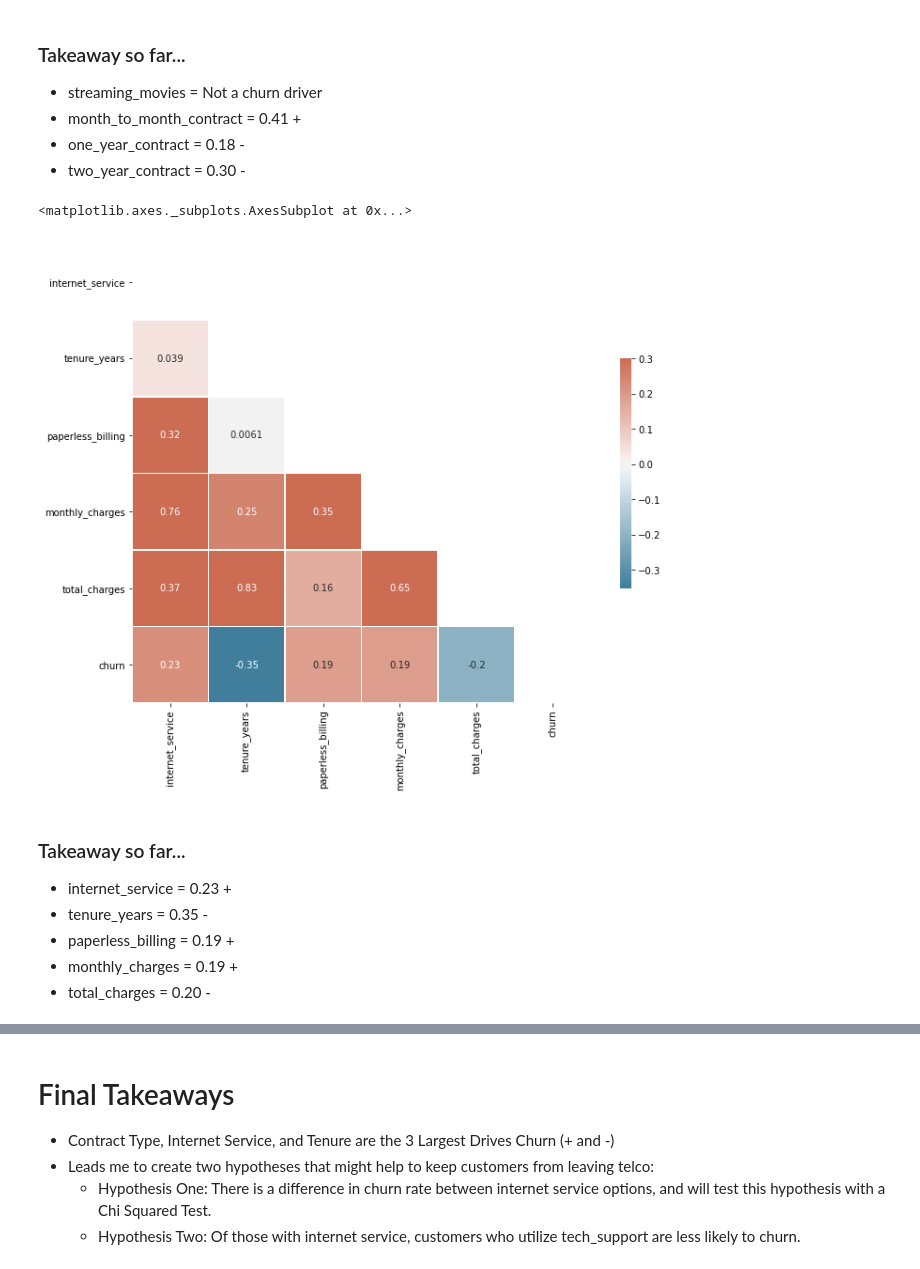
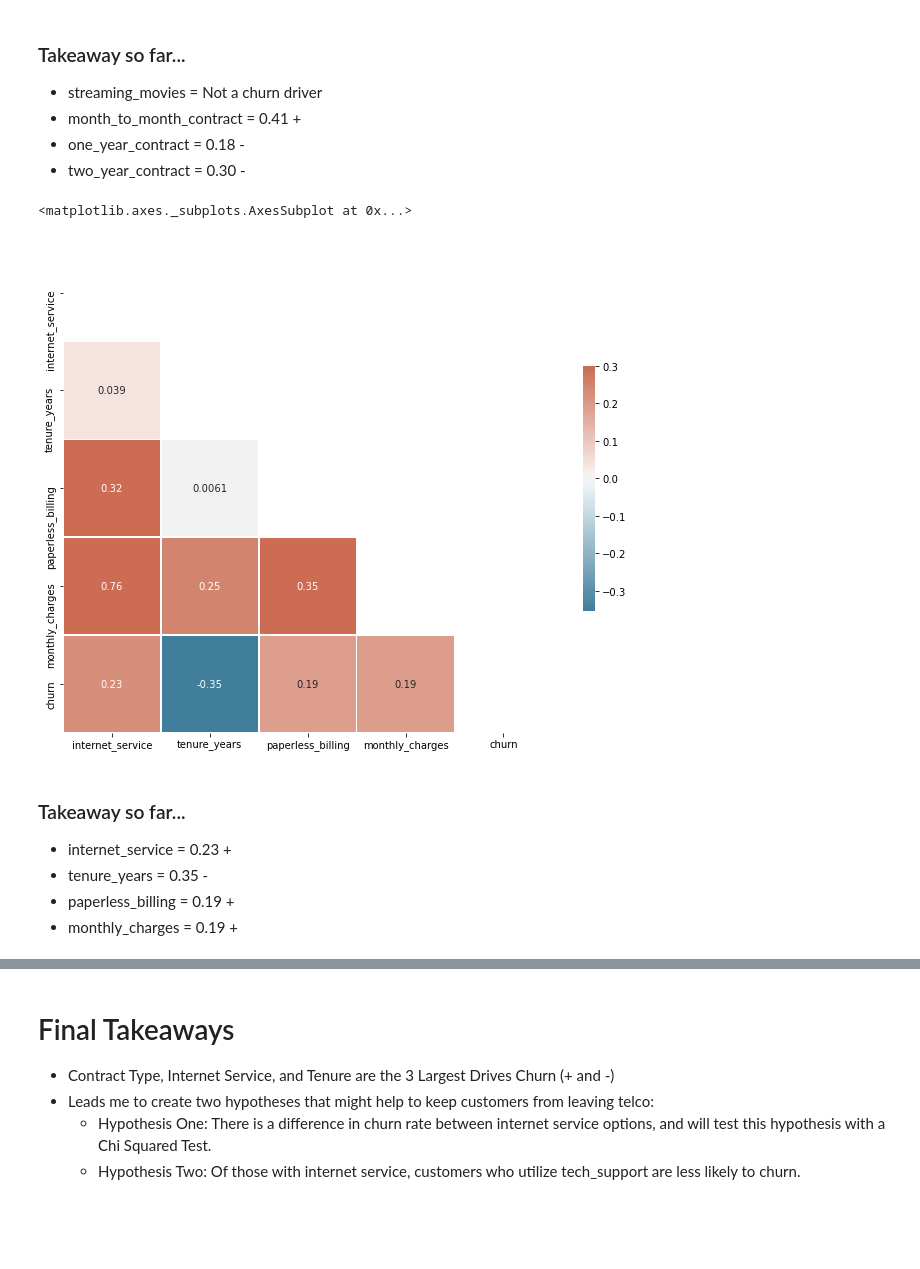
Before and after one commit to CSolitaire/telco_churn, a Jupyter notebook: solitaire_classification_project.ipynb, the cells around one changed output, grey strips where cells are left out. Drawn from its saved outputs; the diff is of its cells as text; code cells hidden in the pictures; blank space fills up the shorter version.

```diff
--- a/solitaire_classification_project.ipynb
+++ b/solitaire_classification_project.ipynb
@@ -225,29 +225,28 @@ sns.heatmap(corr, mask=mask, annot = True, cmap=cmap, vmax=.3, center=0,
 - two_year_contract = 0.30 -
 # %%
 # Identify features to explore (Part Five)
-explore_heatmat = df_explore[['internet_service', 'tenure_years', 'paperless_billing', 'monthly_charges', 'total_charges', 'churn']]
+explore_heatmat = df_explore[['internet_service', 'tenure_years', 'paperless_billing', 'monthly_charges','churn']]
 # Compute the correlation matrix (all train)
 corr = explore_heatmat.corr()
 
 # Generate a mask for the upper triangle
 mask = np.triu(np.ones_like(corr, dtype=bool))
 
 # Set up the matplotlib figure
 f, ax = plt.subplots(figsize=(11, 9))
 
 # Generate a custom diverging colormap
 cmap = sns.diverging_palette(230, 20, as_cmap=True)
 
 # Draw the heatmap with the mask and correct aspect ratio
 sns.heatmap(corr, mask=mask, annot = True, cmap=cmap, vmax=.3, center=0,
             square=True, linewidths=.5, cbar_kws={"shrink": .5})
 # %% [output]
 <matplotlib.axes._subplots.AxesSubplot at 0x...>
-[figure, old version]
+[figure, new version]
 # %% [markdown]
 ### Takeaway so far...
 - internet_service = 0.23 +
 - tenure_years = 0.35 -
 - paperless_billing = 0.19 +
 - monthly_charges = 0.19 +
-- total_charges = 0.20 -
```
Also changed, not shown: parts of 27 cells of this notebook, 2 other files.
